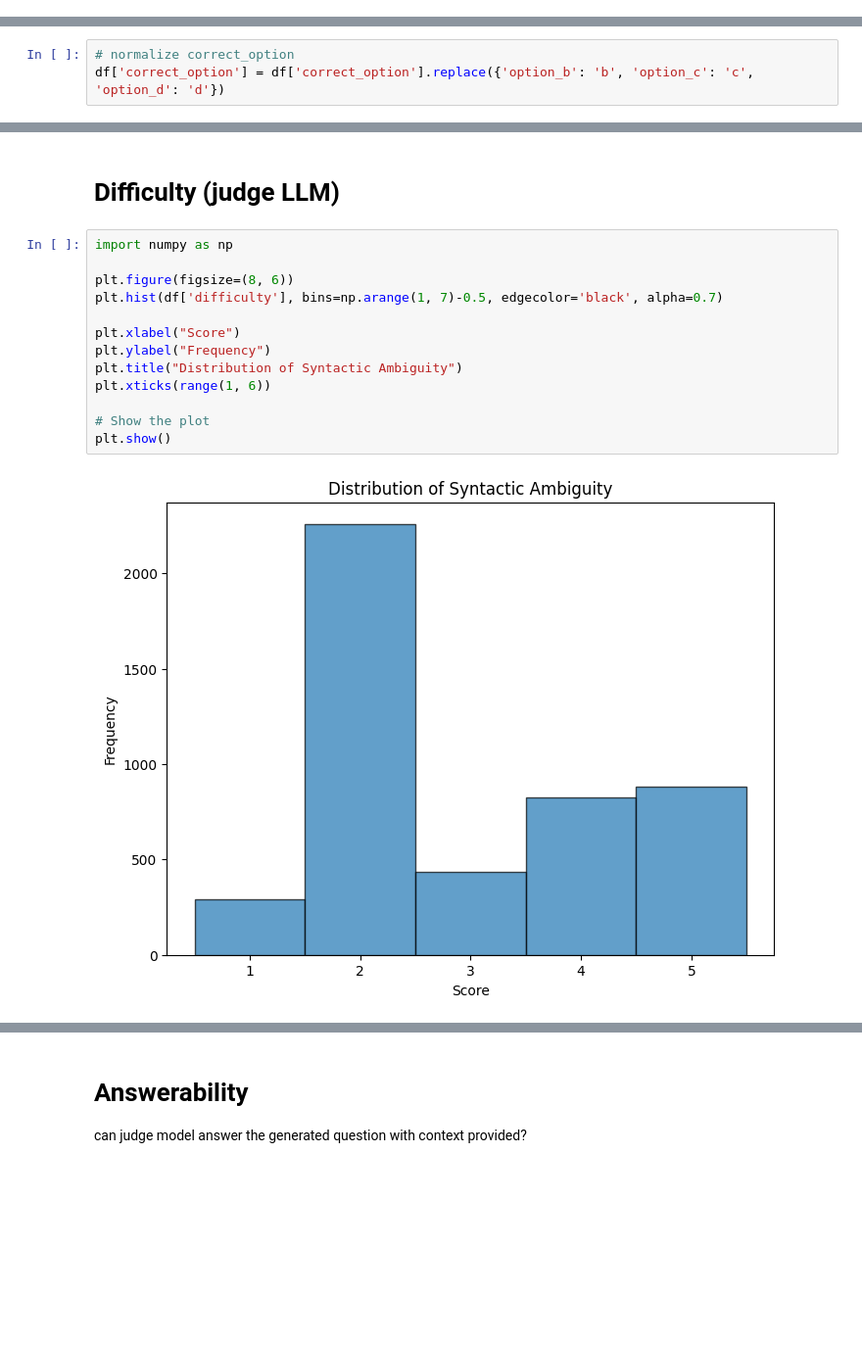
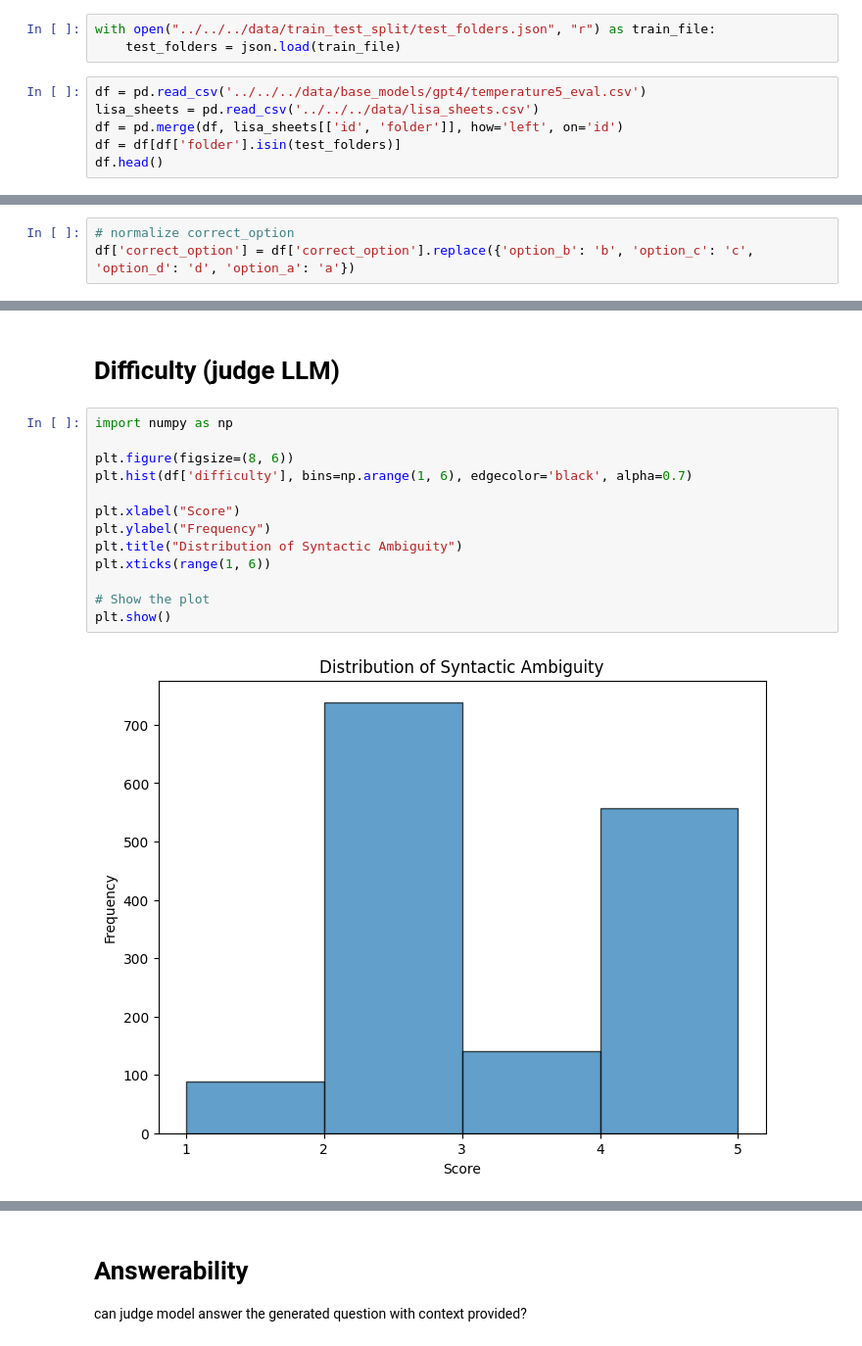
Before and after one commit to asanchez75/slm-mcq-eval, a Jupyter notebook: notebooks/base_model_results/gpt4/temp5.ipynb, the cells around one changed output, grey strips where cells are left out. Shown at 98% size. Drawn from its saved outputs; the diff is of its cells as text; blank space fills up the shorter version.

```diff
--- a/notebooks/base_model_results/gpt4/temp5.ipynb
+++ b/notebooks/base_model_results/gpt4/temp5.ipynb
@@ -16,0 +7,9 @@ df.head()
+# %%
+with open("../../../data/train_test_split/test_folders.json", "r") as train_file:
+    test_folders = json.load(train_file)
+# %%
+df = pd.read_csv('../../../data/base_models/gpt4/temperature5_eval.csv')
+lisa_sheets = pd.read_csv('../../../data/lisa_sheets.csv')
+df = pd.merge(df, lisa_sheets[['id', 'folder']], how='left', on='id')
+df = df[df['folder'].isin(test_folders)]
+df.head()
@@ -17,6 +32,6 @@ df.head()
 # %%
 # normalize correct_option
-df['correct_option'] = df['correct_option'].replace({'option_b': 'b', 'option_c': 'c', 'option_d': 'd'})
+df['correct_option'] = df['correct_option'].replace({'option_b': 'b', 'option_c': 'c', 'option_d': 'd', 'option_a': 'a'})
 # %% [markdown]
 # Question mark
 # %%
@@ -183,15 +246,15 @@ Text(0.5, 1.0, 'Distribution of Ambiguity')
 # %%
 import numpy as np
 
 plt.figure(figsize=(8, 6))
-plt.hist(df['difficulty'], bins=np.arange(1, 7)-0.5, edgecolor='black', alpha=0.7)
+plt.hist(df['difficulty'], bins=np.arange(1, 6), edgecolor='black', alpha=0.7)
 
 plt.xlabel("Score")
 plt.ylabel("Frequency")
 plt.title("Distribution of Syntactic Ambiguity")
 plt.xticks(range(1, 6))
 
 # Show the plot
 plt.show()
 # %% [output]
-[figure, old version]
+[figure, new version]
```
Also changed, not shown: parts of 23 cells of this notebook, 3 other files.
